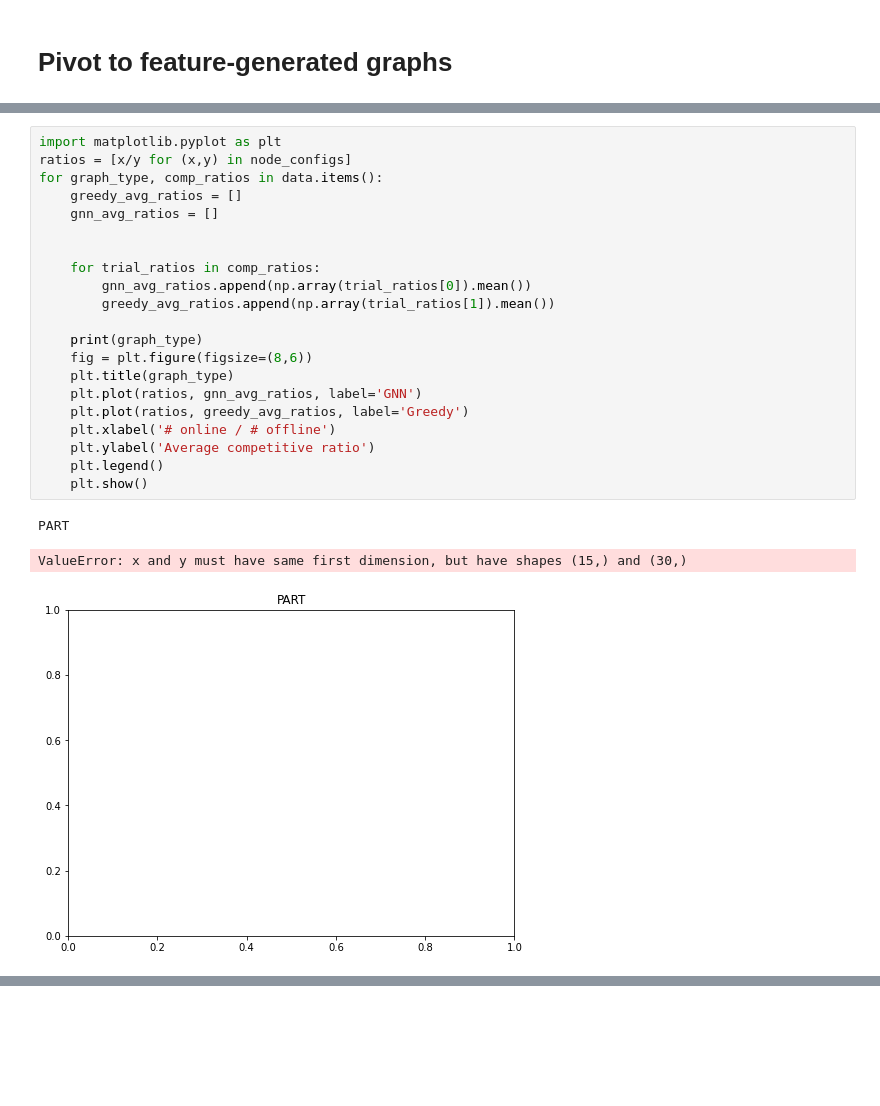
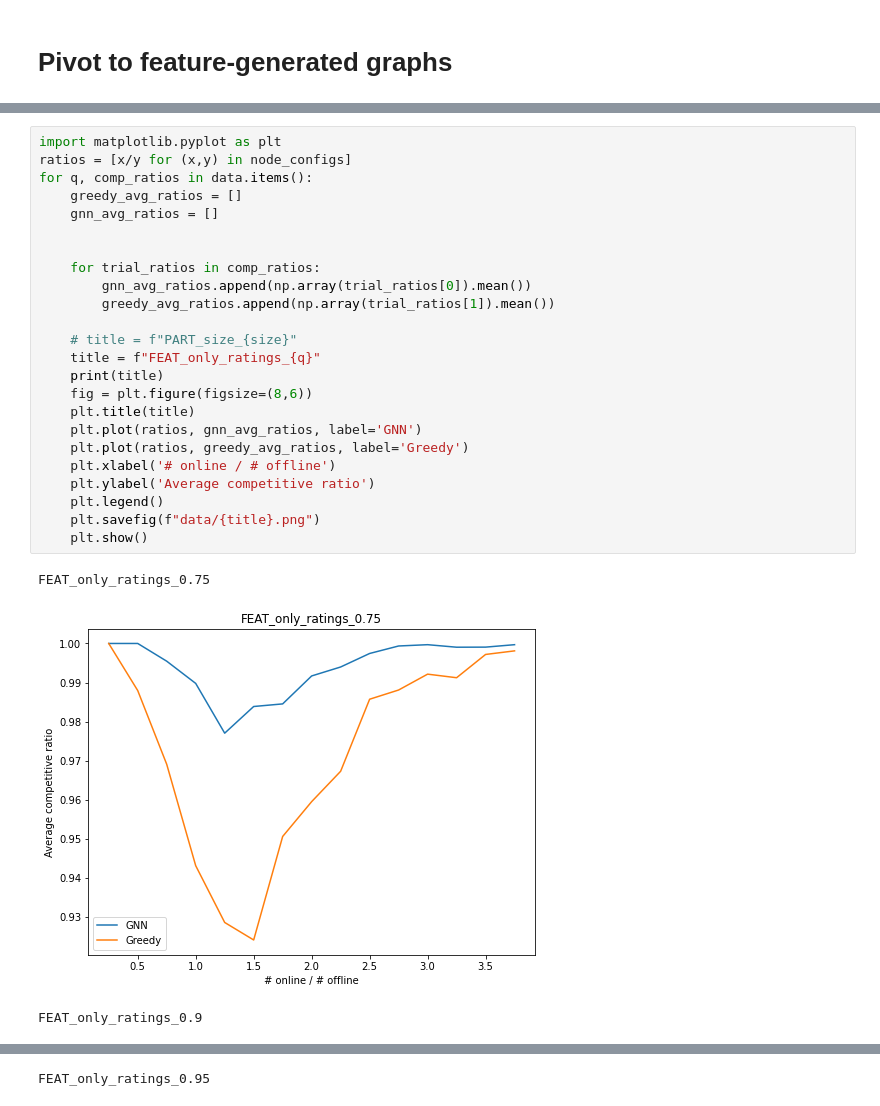
Before and after one commit to anders-wikum/GNN-OBM, a Jupyter notebook: notebooks/base_learner.ipynb, the cells around one changed output, grey strips where cells are left out. Drawn from its saved outputs; the diff is of its cells as text; blank space fills up the shorter version.

```diff
--- a/notebooks/base_learner.ipynb
+++ b/notebooks/base_learner.ipynb
@@ -459,25 +665,28 @@ for graph_config in graph_configs:
 # %%
 import matplotlib.pyplot as plt
 ratios = [x/y for (x,y) in node_configs]
-for graph_type, comp_ratios in data.items():
+for q, comp_ratios in data.items():
     greedy_avg_ratios = []
     gnn_avg_ratios = []
 
 
     for trial_ratios in comp_ratios:
         gnn_avg_ratios.append(np.array(trial_ratios[0]).mean())
         greedy_avg_ratios.append(np.array(trial_ratios[1]).mean())
 
-    print(graph_type)
+    # title = f"PART_size_{size}"
+    title = f"FEAT_only_ratings_{q}"
+    print(title)
     fig = plt.figure(figsize=(8,6))
-    plt.title(graph_type)
+    plt.title(title)
     plt.plot(ratios, gnn_avg_ratios, label='GNN')
     plt.plot(ratios, greedy_avg_ratios, label='Greedy')
     plt.xlabel('# online / # offline')
     plt.ylabel('Average competitive ratio')
     plt.legend()
+    plt.savefig(f"data/{title}.png")
     plt.show()
 # %% [output]
-PART
+FEAT_only_ratings_0.75
+[figure, new version]
-ValueError: x and y must have same first dimension, but have shapes (15,) and (30,)
+FEAT_only_ratings_0.9
-[figure, old version]
@@ -483,0 +694 @@ ValueError: x and y must have same first dimension, but have shapes (15,) and (3
+FEAT_only_ratings_0.95
```
Also changed, not shown: parts of 20 cells of this notebook, 5 other files.
